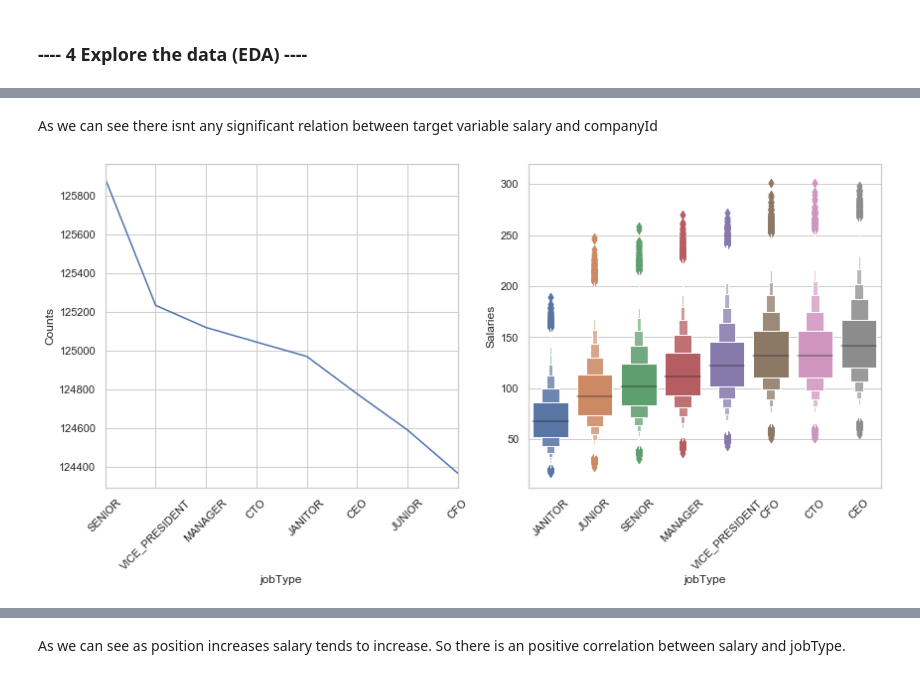
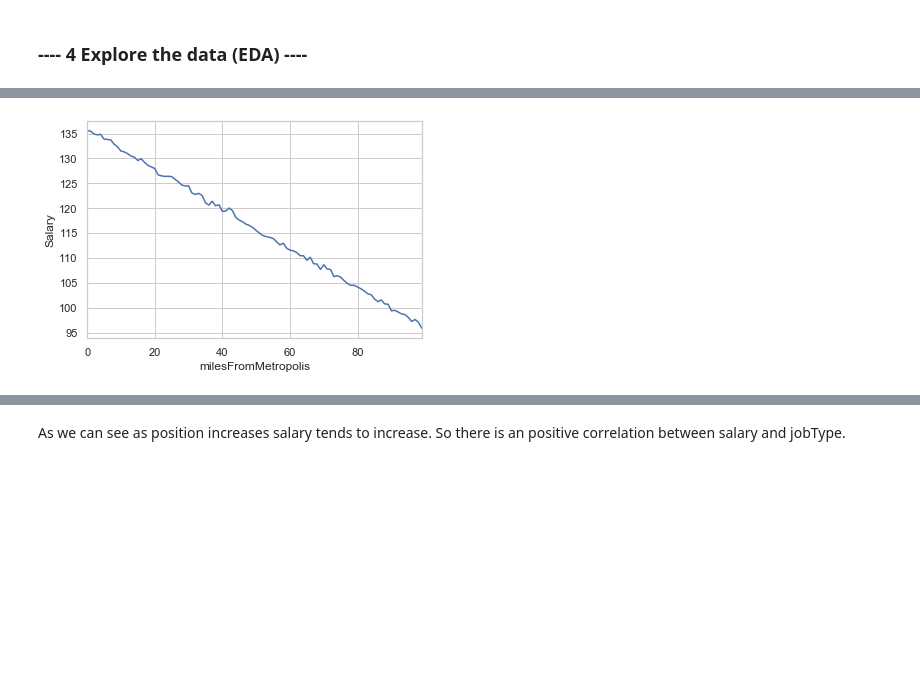
Before and after one commit to nikhilgharge4591/salaryPredictionPortfolio, a Jupyter notebook: Salary Prediction Project.ipynb, the cells around one changed output, grey strips where cells are left out. Saved outputs shown, nothing was run; the diff lists cells and outputs as text; code cells hidden in the pictures; blank space fills up the shorter version.

Commit message:
Completed Salary Prediction Portfolio

```diff
--- a/Salary Prediction Project.ipynb
+++ b/Salary Prediction Project.ipynb
@@ -239,6 +193,9 @@ plot_feature(salaryPred_Train_data, 'companyId')
-# %% [markdown]
-As we can see there isnt any significant relation between target variable salary and companyId
-# %%
-plot_feature(salaryPred_Train_data, 'jobType')
-# %% [output]
-[figure, removed]
+# %%
+def build_plot(col):
+    avg_Sal = salaryPred_Train_data.groupby(col)["salary"].mean()
+    plt.ylabel("Salary")
+    avg_Sal.plot()
+# %%
+build_plot("milesFromMetropolis")
+# %% [output]
+[figure, added]
```
Also changed, not shown: parts of 41 cells of this notebook.
